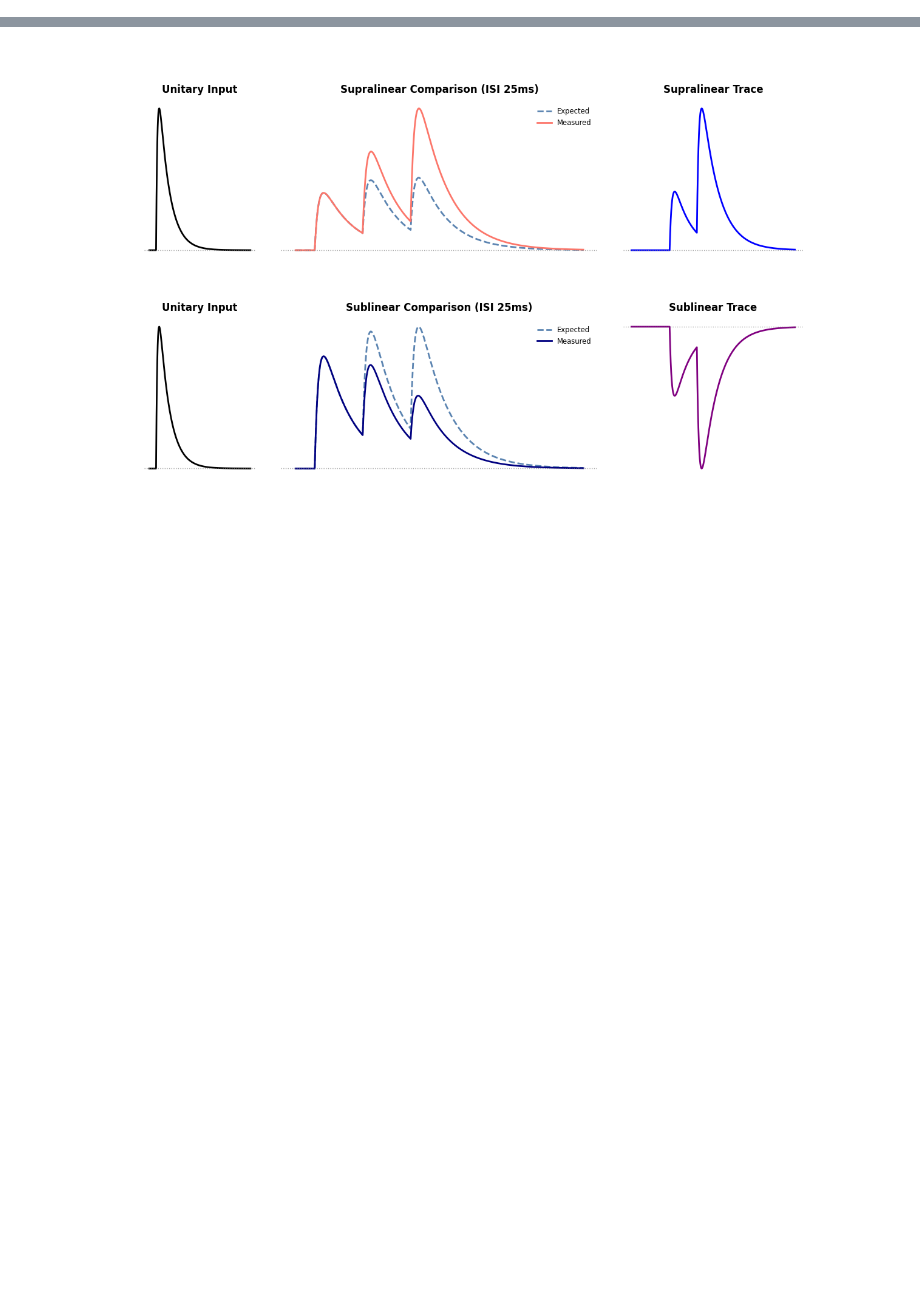
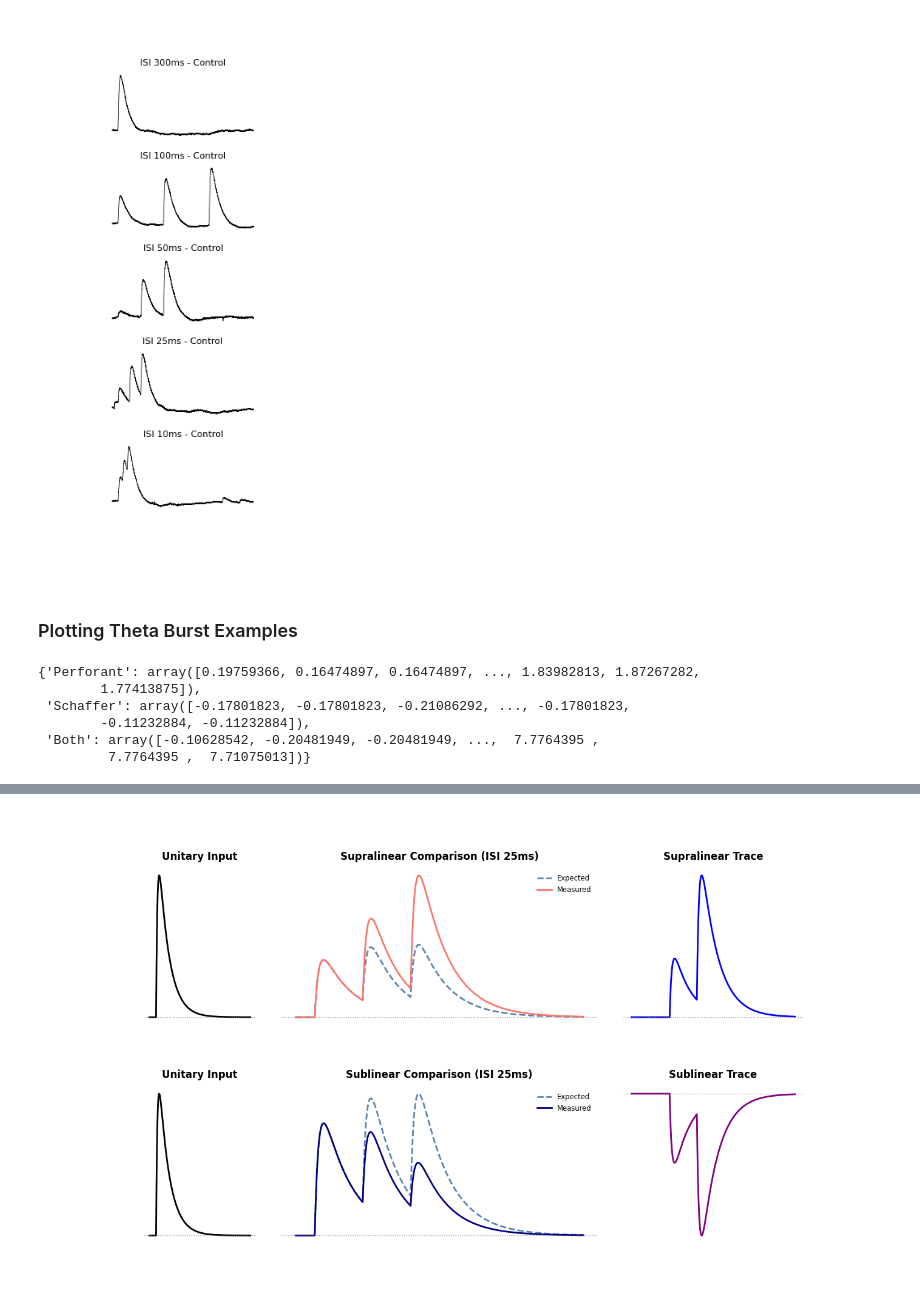
Before and after one commit to samuelgritz/Ephys-Analysis-Pipelines, a Jupyter notebook: finding_ISI_traces.ipynb, the cells around one changed output, grey strips where cells are left out. Saved outputs shown, nothing was run; the diff lists cells and outputs as text; code cells hidden in the pictures; blank space fills up the shorter version.

```diff
--- a/finding_ISI_traces.ipynb
+++ b/finding_ISI_traces.ipynb
@@ -132,4 +129,4 @@ with open(file_path, 'rb') as file:
     # Load the object from the file
     df = pickle.load(file)
 # %%
-df
+example_ISI_cell = df[df['Cell_ID'] == '20240905_c3']
@@ -156,0 +154,44 @@ def align_to_baseline(trace):
+# %%
+ISI_traces = {300:[], 100:[], 50:[], 25:[], 10:[]}
+ISI_list = [300, 100, 50, 25, 10]
+
+for idx, row in example_ISI_cell.iterrows():
+    for ISI in ISI_list:
+        if (row['ISI'] == ISI) & (row['Pathway'] == 'Schaffer'):
+            current_trace = row['Control_Trace']
+            ISI_traces[ISI].append(current_trace)
+# %%
+import matplotlib.gridspec as gridspec
+
+cm_to_inch = 1 / 2.54
+fig_width, fig_height = 17.6 * cm_to_inch, 17.6 * cm_to_inch
+fig = plt.figure(figsize=(fig_width, fig_height))
+
+# Outer grid: one row per ISI
+outer_gs = GridSpec(nrows=5, ncols=1, left=0.12, right=0.95, top=0.90, bottom=0.12,
+                    wspace=0.45, hspace=0.40)
+
+for row_idx, ISI_time in enumerate(ISI_list):
+    current_trace = ISI_traces[ISI_time][0]
+    current_trace_time = np.arange(0, len(current_trace) * 0.05, 0.05)
+
+    # Create a nested 1x2 grid inside this row
+    inner_gs = gridspec.GridSpecFromSubplotSpec(
+        1, 2, subplot_spec=outer_gs[row_idx],
+        wspace=0.4, width_ratios=[1, 1.5]
+    )
+
+    # Left panel (e.g., control trace)
+    ax_left = fig.add_subplot(inner_gs[0, 0])
+    ax_left.plot(current_trace_time, current_trace, color='black', linewidth=0.5)
+    ax_left.set_title(f'ISI {ISI_time}ms - Control', fontsize=8)
+    ax_left.axis('off')
+
+
+plt.show()
+
+# plt.savefig('ISI_Control_Stim_Example.svg', format='svg', bbox_inches='tight')
+# %% [output]
+[figure, added]
+# %% [markdown]
+### Plotting Theta Burst Examples
@@ -156,0 +212,9 @@ def align_to_baseline(trace):
+# %%
+example_traces['WT']
+# %% [output]
+{'Perforant': array([0.19759366, 0.16474897, 0.16474897, ..., 1.83982813, 1.87267282,
+        1.77413875]),
+ 'Schaffer': array([-0.17801823, -0.17801823, -0.21086292, ..., -0.17801823,
+        -0.11232884, -0.11232884]),
+ 'Both': array([-0.10628542, -0.20481949, -0.20481949, ...,  7.7764395 ,
+         7.7764395 ,  7.71075013])}
```
Also changed, not shown: parts of 20 cells of this notebook, 15 other files.
